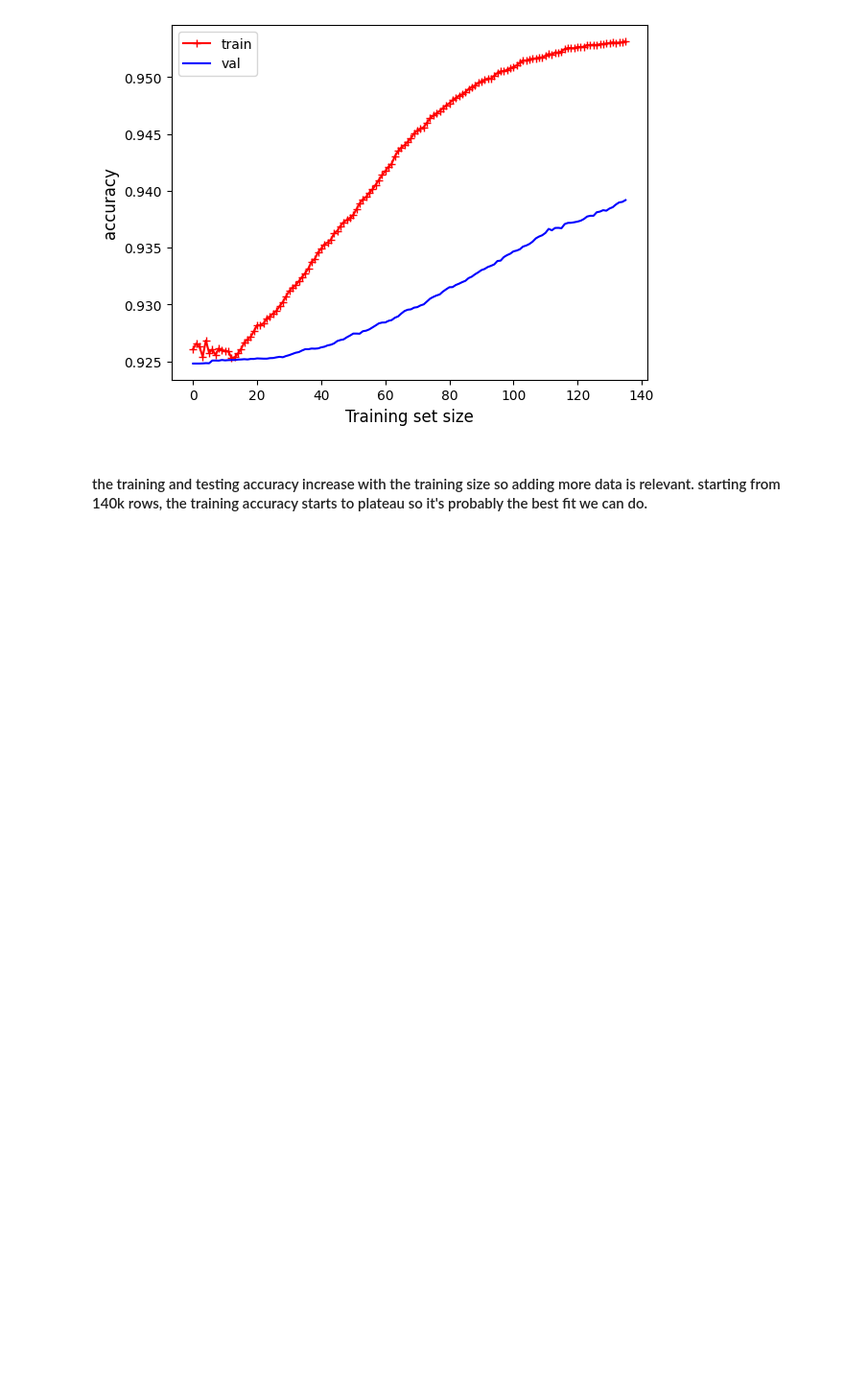
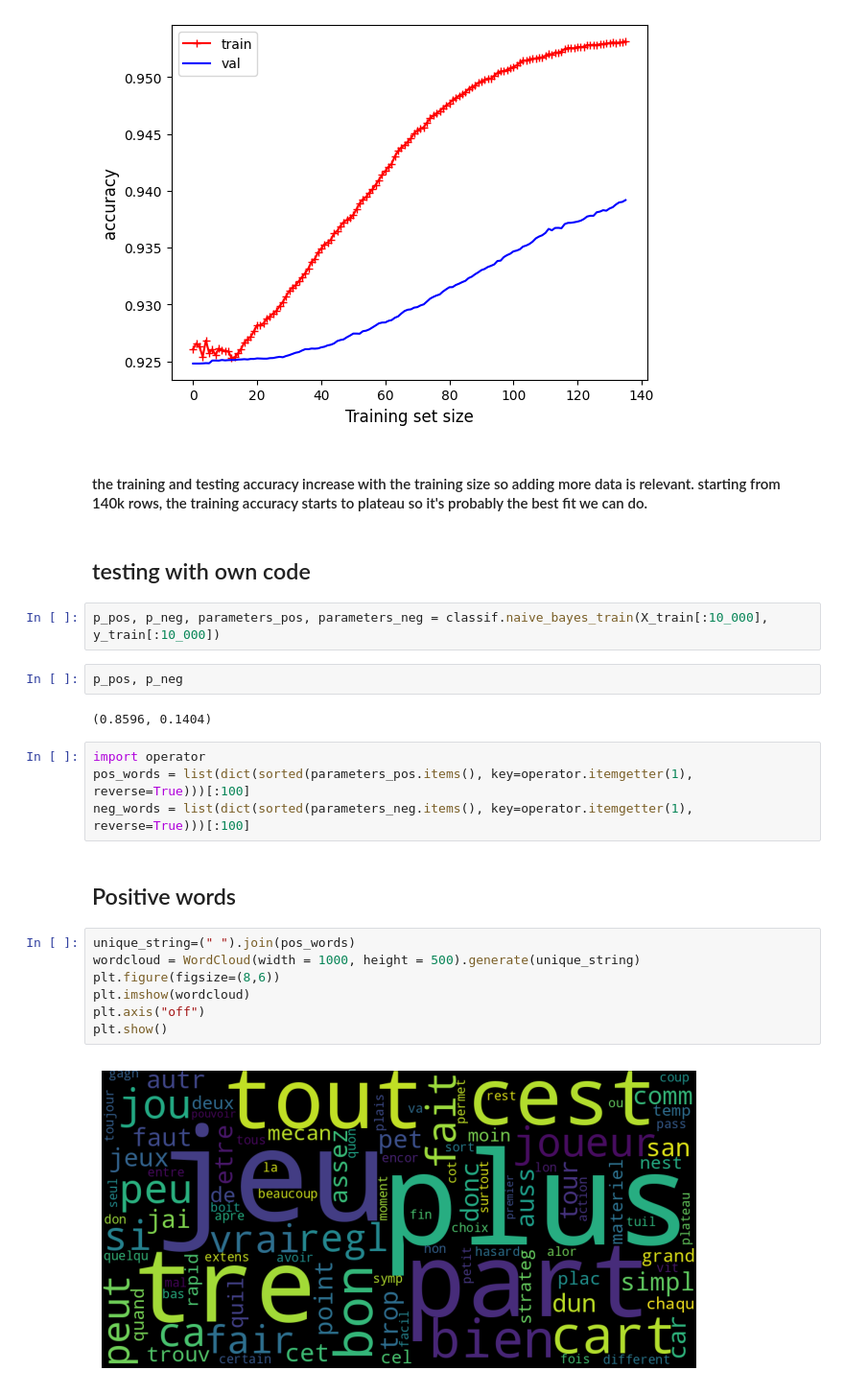
Before and after one commit to egretwAlker/ueprojet, a Jupyter notebook: CM/sem4.ipynb, the cells around one changed output. Shown at 96% size. Saved outputs shown, nothing was run; the diff lists cells and outputs as text; blank space fills up the shorter version.

```diff
--- a/CM/sem4.ipynb
+++ b/CM/sem4.ipynb
@@ -102,3 +91,26 @@ plot_learning_curves(nb_curves, X_train_vect, X_test_vect, y_train, y_test)
 [figure]
 # %% [markdown]
 #### the training and testing accuracy increase with the training size so adding more data is relevant. starting from 140k rows, the training accuracy starts to plateau so it's probably the best fit we can do.
+# %% [markdown]
+## testing with own code
+# %%
+p_pos, p_neg, parameters_pos, parameters_neg = classif.naive_bayes_train(X_train[:10_000], y_train[:10_000])
+# %%
+p_pos, p_neg
+# %% [output]
+(0.8596, 0.1404)
+# %%
+import operator
+pos_words = list(dict(sorted(parameters_pos.items(), key=operator.itemgetter(1), reverse=True)))[:100]
+neg_words = list(dict(sorted(parameters_neg.items(), key=operator.itemgetter(1), reverse=True)))[:100]
+# %% [markdown]
+## Positive words
+# %%
+unique_string=(" ").join(pos_words)
+wordcloud = WordCloud(width = 1000, height = 500).generate(unique_string)
+plt.figure(figsize=(8,6))
+plt.imshow(wordcloud)
+plt.axis("off")
+plt.show()
+# %% [output]
+[figure, added]
```
Also changed, not shown: parts of 14 cells of this notebook.
